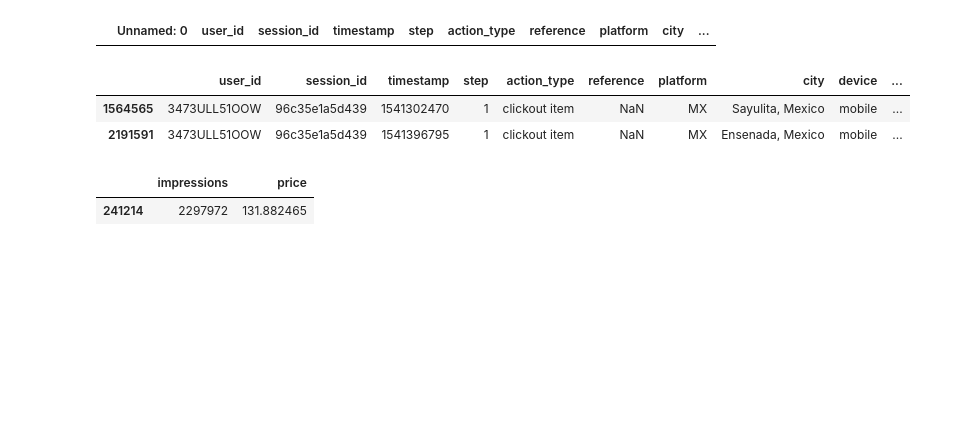
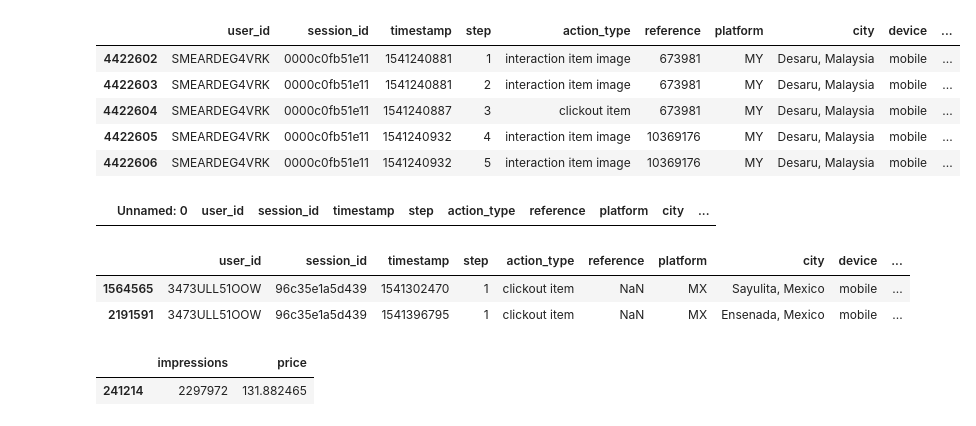
Before and after one commit to D2KLab/touringrec, a Jupyter notebook: SetupScript/Check_vari.ipynb, the cells around one changed output. Cells and saved outputs as stored; diff of their text form; code cells hidden in the pictures; blank space fills up the shorter version.

```diff
--- a/SetupScript/Check_vari.ipynb
+++ b/SetupScript/Check_vari.ipynb
@@ -5,6 +5,15 @@ import matplotlib.pyplot as plt
 # %%
 df_train = pd.read_csv('train.csv')
 df_test = pd.read_csv('test.csv')
+# %%
+df_train[df_train['user_id'] == 'SMEARDEG4VRK']
+# %% [output]
+|  | user_id | session_id | timestamp | step | action_type | reference | platform | city | device | ... |
+| 4422602 | SMEARDEG4VRK | 0000c0fb51e11 | 1541240881 | 1 | interaction item image | 673981 | MY | Desaru, Malaysia | mobile | ... |
+| 4422603 | SMEARDEG4VRK | 0000c0fb51e11 | 1541240881 | 2 | interaction item image | 673981 | MY | Desaru, Malaysia | mobile | ... |
+| 4422604 | SMEARDEG4VRK | 0000c0fb51e11 | 1541240887 | 3 | clickout item | 673981 | MY | Desaru, Malaysia | mobile | ... |
+| 4422605 | SMEARDEG4VRK | 0000c0fb51e11 | 1541240932 | 4 | interaction item image | 10369176 | MY | Desaru, Malaysia | mobile | ... |
+| 4422606 | SMEARDEG4VRK | 0000c0fb51e11 | 1541240932 | 5 | interaction item image | 10369176 | MY | Desaru, Malaysia | mobile | ... |
 # %%
 df_test_c = pd.read_csv('test_cleaned.csv')
 df_test_c[df_test_c['user_id'] == '3473ULL51OOW']
```
Also changed, not shown: 1 other file.
